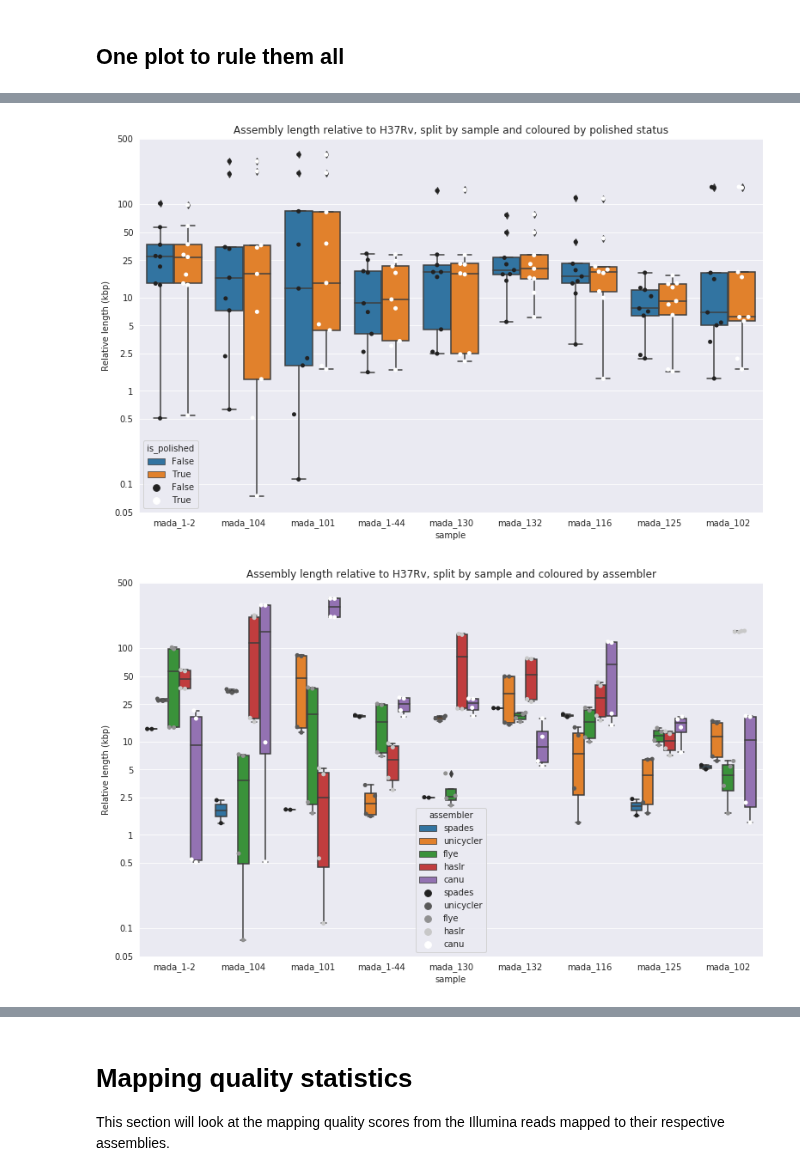
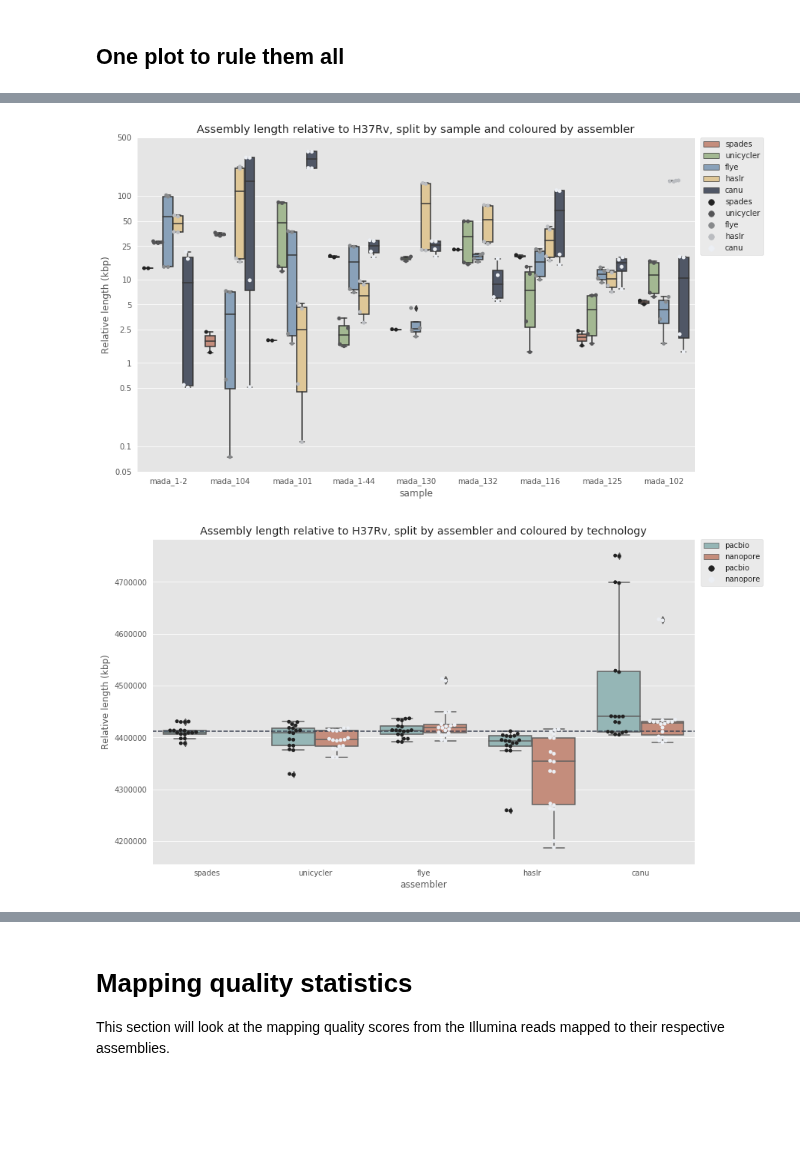
Before and after one commit to mbhall88/head_to_head_pipeline, a Jupyter notebook: analysis/assembly/assessment/report.ipynb, the cells around one changed output, grey strips where cells are left out. Drawn from its saved outputs; the diff is of its cells as text; code cells hidden in the pictures; blank space fills up the shorter version.

Commit message:
plotting quast results

```diff
--- a/analysis/assembly/assessment/report.ipynb
+++ b/analysis/assembly/assessment/report.ipynb
@@ -20,5 +20,5 @@ from pathlib import Path
 from collections import defaultdict
 from dataclasses import dataclass
 
-sns.set_style("darkgrid")
+plt.style.use("ggplot")
 FIGSIZE = (13, 8)
@@ -24,0 +52,11 @@ FIGSIZE = (13, 8)
+# %%
+import random
+nord_pal = [*aurora, *frost, polar_night[-1], snow_storm[0]]
+sns.palplot(nord_pal)
+# idxs = list(range(len(nord_pal)))
+# random.shuffle(idxs)
+# print(idxs)
+idxs = [5, 1, 3, 7, 2, 9, 0, 6, 4, 10, 8]
+nord_pal = sns.color_palette([nord_pal[i] for i in idxs])
+sns.palplot(nord_pal)
+sns.set_palette(nord_pal)
@@ -103,7 +144,7 @@ columns = [
 ]
 # %%
 keys = columns[:4]
-df = pd.DataFrame(data, columns=columns)
+df = pd.DataFrame(data, columns=columns).drop(columns=["mapq_percentiles"])
 # df.set_index(keys, drop=False, inplace=True, verify_integrity=True)
 h37rv_len = 4411532
 df["relative_total_length"] = np.absolute((df["total_positions"] - h37rv_len) / 1000)
@@ -582,37 +835,40 @@ _ = ax.set_ylim((log_ticks[0], log_ticks[-1]))
 # %%
 x = "sample"
-hue = "is_polished"
+y= "relative_total_length"
+hue = "assembler"
 fig, ax = plt.subplots(figsize=FIGSIZE)
 ax = sns.boxplot(
     x=x,
-    y="relative_total_length",
+    y=y,
     data=df,
     hue=hue,
     ax=ax
 )
 ax = sns.swarmplot(
     x=x,
-    y="relative_total_length",
+    y=y,
     hue=hue,
     data=df,
     ax=ax,
     dodge=True,
-    color="white"
+    color=nord[6]
 )
-ax.set(title="Assembly length relative to H37Rv, split by sample and coloured by polished status")
+ax.set(title="Assembly length relative to H37Rv, split by sample and coloured by assembler")
 _ = ax.set_ylabel("Relative length (kbp)")
 ax.set_yscale("log")
 
 log_ticks = [0.05, 0.1, 0.5, 1, 2.5, 5, 10, 25, 50, 100, 500]
 ax.set_yticks(log_ticks)
 _ = ax.set_yticklabels(log_ticks)
 _ = ax.set_ylim((log_ticks[0], log_ticks[-1]))
+# Put the legend out of the figure
+_ = plt.legend(bbox_to_anchor=(1.01, 1), loc=2, borderaxespad=0.)
 # %% [output]
-[figure, old version]
+[figure, new version]
 # %%
-x = "sample"
-y= "relative_total_length"
-hue = "assembler"
+x = "assembler"
+y= "total_positions"
+hue = "technology"
 fig, ax = plt.subplots(figsize=FIGSIZE)
 ax = sns.boxplot(
     x=x,
@@ -628,15 +884,19 @@ ax = sns.swarmplot(
     data=df,
     ax=ax,
     dodge=True,
-    color="white"
+    color=nord[6]
 )
-ax.set(title="Assembly length relative to H37Rv, split by sample and coloured by assembler")
+ax.axhline(h37rv_len, ls="--", color=nord[1])
+ax.set(title="Assembly length relative to H37Rv, split by assembler and coloured by technology")
 _ = ax.set_ylabel("Relative length (kbp)")
-ax.set_yscale("log")
 
-log_ticks = [0.05, 0.1, 0.5, 1, 2.5, 5, 10, 25, 50, 100, 500]
-ax.set_yticks(log_ticks)
-_ = ax.set_yticklabels(log_ticks)
-_ = ax.set_ylim((log_ticks[0], log_ticks[-1]))
+# ax.set_yscale("log")
+
+# log_ticks = [0.05, 0.1, 0.5, 1, 2.5, 5, 10, 25, 50, 100, 500]
+# ax.set_yticks(log_ticks)
+# _ = ax.set_yticklabels(log_ticks)
+# _ = ax.set_ylim((log_ticks[0], log_ticks[-1]))
+# Put the legend out of the figure
+_ = plt.legend(bbox_to_anchor=(1.01, 1), loc=2, borderaxespad=0.)
 # %% [output]
-[figure, old version]
+[figure, new version]
```
Also changed, not shown: parts of 54 cells of this notebook.
